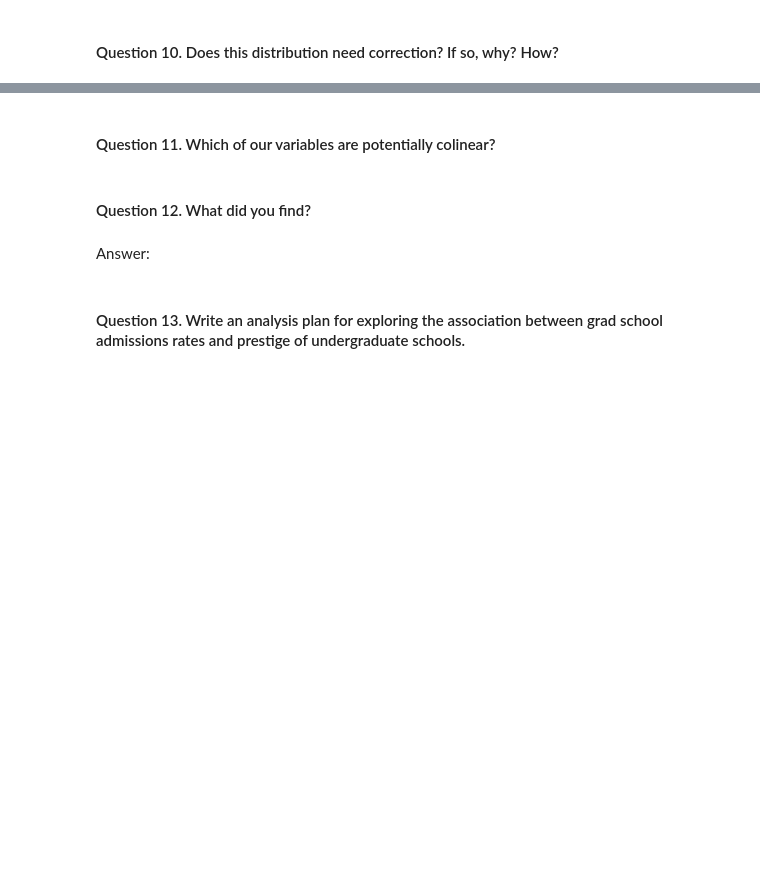
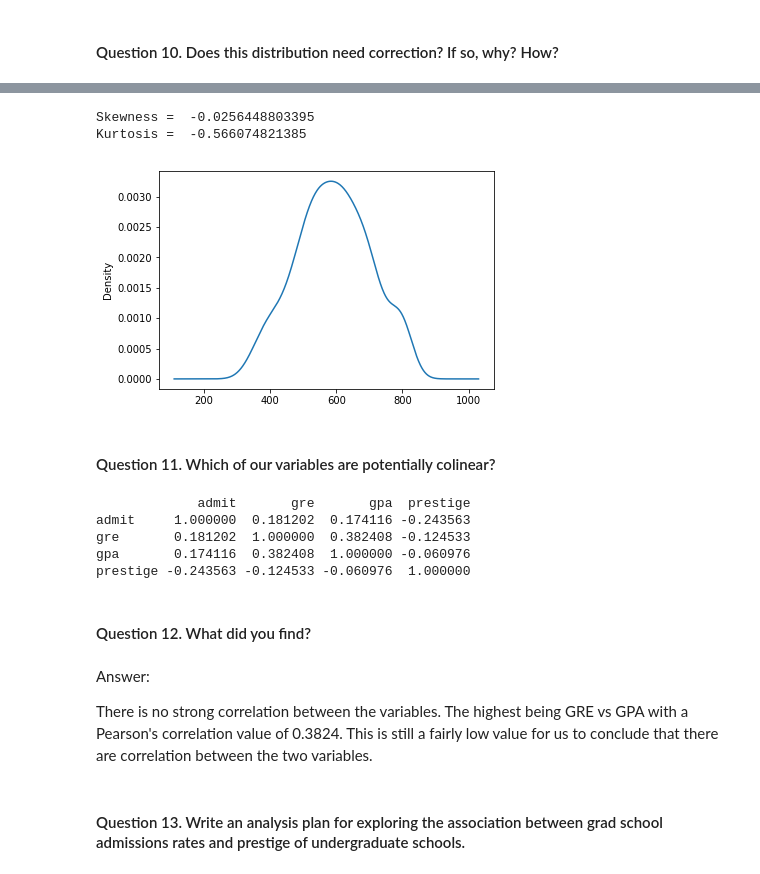
Before and after one commit to Prolexliu/Data_Science, a Jupyter notebook: Project 2/starter-code/project2-starter.ipynb, the cells around one changed output, grey strips where cells are left out. Drawn from its saved outputs; the diff is of its cells as text; code cells hidden in the pictures; blank space fills up the shorter version.

```diff
--- a/Project 2/starter-code/project2-starter.ipynb
+++ b/Project 2/starter-code/project2-starter.ipynb
@@ -165,11 +242,36 @@ Answer:
+# %%
+#Calculate the outlier fences.  1st Qurtile - 1.5*IQR  <  x  < 3rd Qurtile + 1.5*IQR
+IQR = df_clean.gre.quantile(0.75) - df_gre.quantile(0.25)
+lower_range = df_clean.gre.quantile(0.25) - 1.5*IQR
+upper_range = df_clean.gre.quantile(0.75) + 1.5*IQR
+
+df_gre = df_clean.gre[(df_clean.gre > lower_range) & (df_clean.gre < upper_range)]
+
+df_gre.plot(kind = 'density')
+print 'Skewness = ', df_gre.skew()
+print 'Kurtosis = ', df_gre.kurt()
+# %% [output]
+Skewness =  -0.0256448803395
+Kurtosis =  -0.566074821385
+[figure, added]
 # %% [markdown]
 #### Question 11. Which of our variables are potentially colinear?
 # %%
 # create a correlation matrix for the data
+print df_clean.corr()
+# %% [output]
+             admit       gre       gpa  prestige
+admit     1.000000  0.181202  0.174116 -0.243563
+gre       0.181202  1.000000  0.382408 -0.124533
+gpa       0.174116  0.382408  1.000000 -0.060976
+prestige -0.243563 -0.124533 -0.060976  1.000000
 # %% [markdown]
 #### Question 12. What did you find?
-# %% [markdown]
-Answer:
+# %% [markdown]
+Answer:
+
+There is no strong correlation between the variables. The highest being GRE vs GPA with a Pearson's correlation value of 0.3824.
+This is still a fairly low value for us to conclude that there are correlation between the two variables.
 # %% [markdown]
 #### Question 13. Write an analysis plan for exploring the association between grad school admissions rates and prestige of  undergraduate schools.
 # %% [markdown]
```
Also changed, not shown: parts of 15 cells of this notebook.
